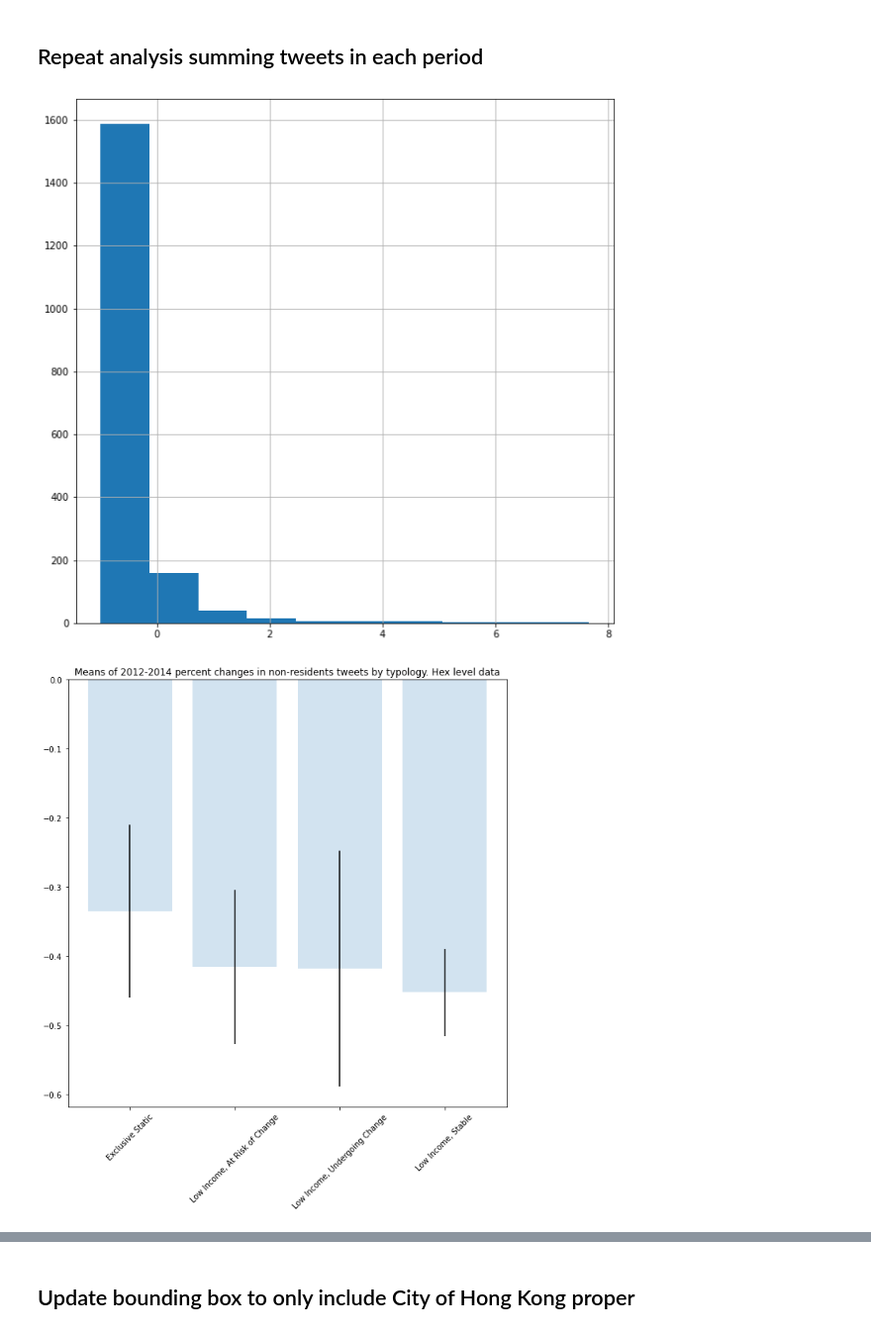
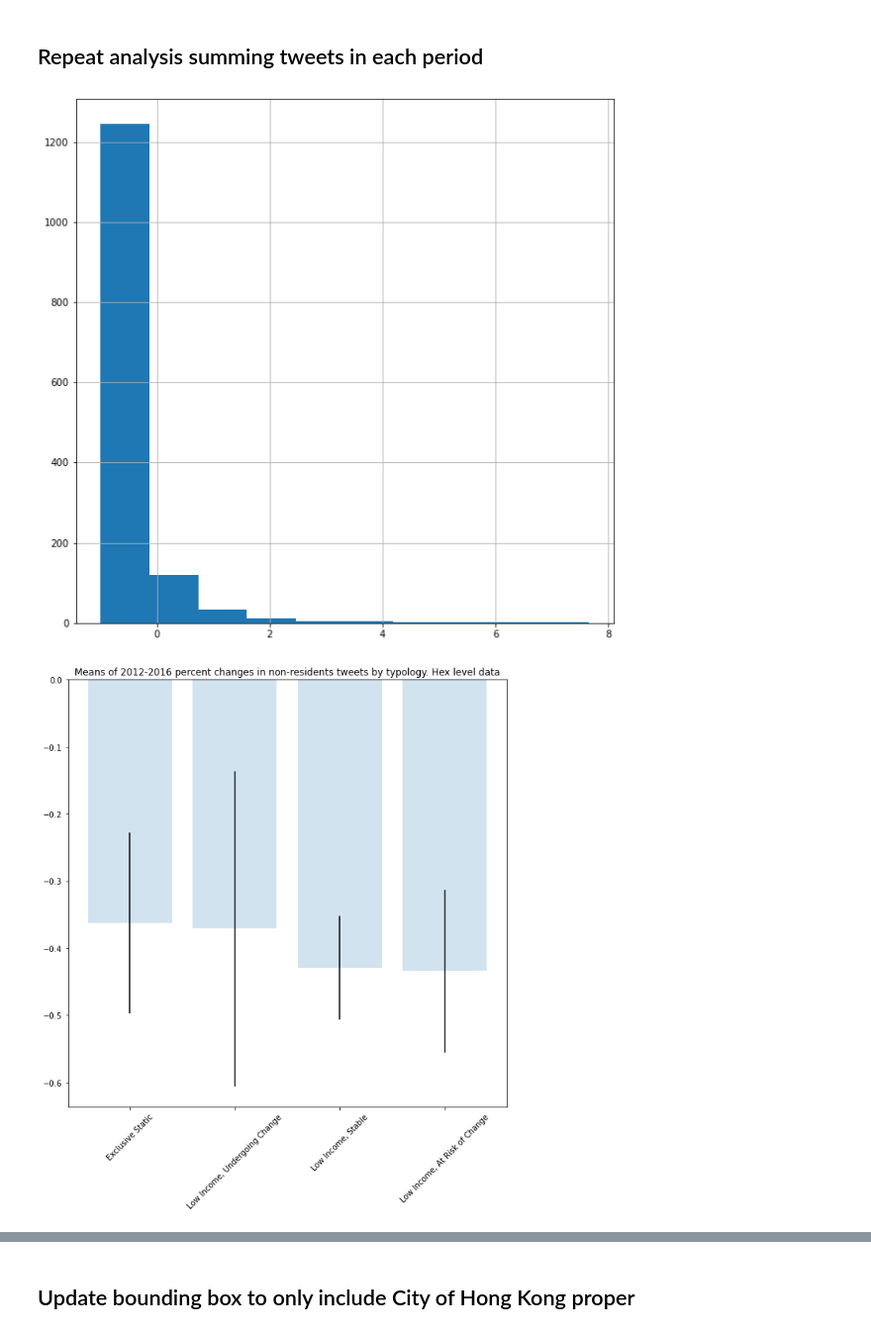
Before and after one commit to rpasquini/twitter_and_displacement, a Jupyter notebook: notebooks/Revised Analysis Example Counts by Typologies - Hong Kong.ipynb, the cells around one changed output, grey strips where cells are left out. Shown at 99% size. Drawn from its saved outputs; the diff is of its cells as text; code cells hidden in the pictures.

```diff
--- a/notebooks/Revised Analysis Example Counts by Typologies - Hong Kong.ipynb
+++ b/notebooks/Revised Analysis Example Counts by Typologies - Hong Kong.ipynb
@@ -508,25 +549,46 @@ tweets_tracts.plot()
 # %% [markdown]
 ## Repeat analysis summing tweets in each period
 # %%
-gdfchangesb=a.percent_change_two_periods_df(df, datebeforeandafterperiod=datetime.datetime(2014,9,30), period_statistic="sum")
+gdfchangesb=a.percent_change_two_periods_df(df,
+                                            datebeforeandafterperiod=datetime.datetime(2014,9,30),
+                                            period_statistic="sum")
 
 #1 Get centroids
-gdfchanges_pointsb=myh3.df_with_hexid_to_centroids_gdf(gdfchangesb, hexcolname='_id')
+gdfchanges_pointsb=myh3.df_with_hexid_to_centroids_gdf(gdfchangesb,
+                                                       hexcolname='_id')
 
 # 3 Spatial Join between centroids and census track shapes
-tweets_tractsb=gpd.sjoin(gdfchanges_pointsb, tracts, how="inner", op='intersects')
+tweets_tractsb=gpd.sjoin(gdfchanges_pointsb,
+                         tracts,
+                         how="inner",
+                         op='intersects')
 
-tweets_tractsb= tweets_tractsb[tweets_tractsb['totalcounts_p0']>=50]
+tweets_tractsb = tweets_tractsb[tweets_tractsb['totalcounts_p0']>=100]
 
 typo_statsb=tweets_tractsb[['nonresidents_dif','nonresidents_ch',
                             'nonresidents_p0', 'standardized_types']
                           ].groupby('standardized_types').agg(['mean','count','sem'])
 
 typo_statsb.reset_index(inplace=True)
 
 tweets_tractsb.loc[tweets_tractsb.nonresidents_ch<8].nonresidents_ch.hist()
 
-barchart(tweets_tractsb, 'nonresidents_ch', title='Means of 2012-2014 percent changes in non-residents tweets by typology. Hex level data')
+barchart(tweets_tractsb, 'nonresidents_ch',
+         title='Means of 2012-2016 percent changes in non-residents tweets by typology. Hex level data')
+
+# Create variable proportions to create a bar chart.
+typo_statsb['proportions'] = typo_statsb['nonresidents_dif','mean']/typo_statsb['nonresidents_p0','mean']
+typo_statsb = typo_statsb.sort_values(by=('proportions'), ascending=False)
+
+fig, ax = plt.subplots()
+
+ax.bar(typo_statsb['standardized_types'],
+       typo_statsb['proportions'],
+       alpha=0.2)
+
+plt.title('Proportions of 2012-2016 changes in non-residents tweets by typology. Hex level data')
+plt.xticks(rotation=45)
+plt.show()
 # %% [output]
-[figure, old version]
+[figure, new version]
-[figure, old version]
+[figure, new version]
```
Also changed, not shown: parts of 11 cells of this notebook, 1 other file.
